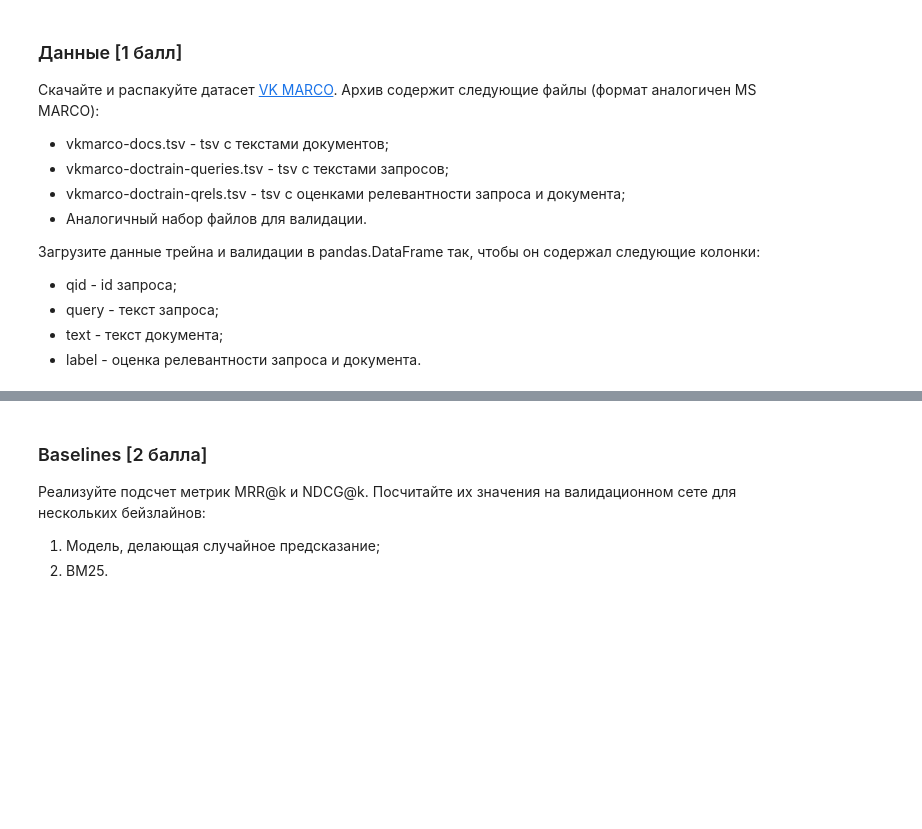
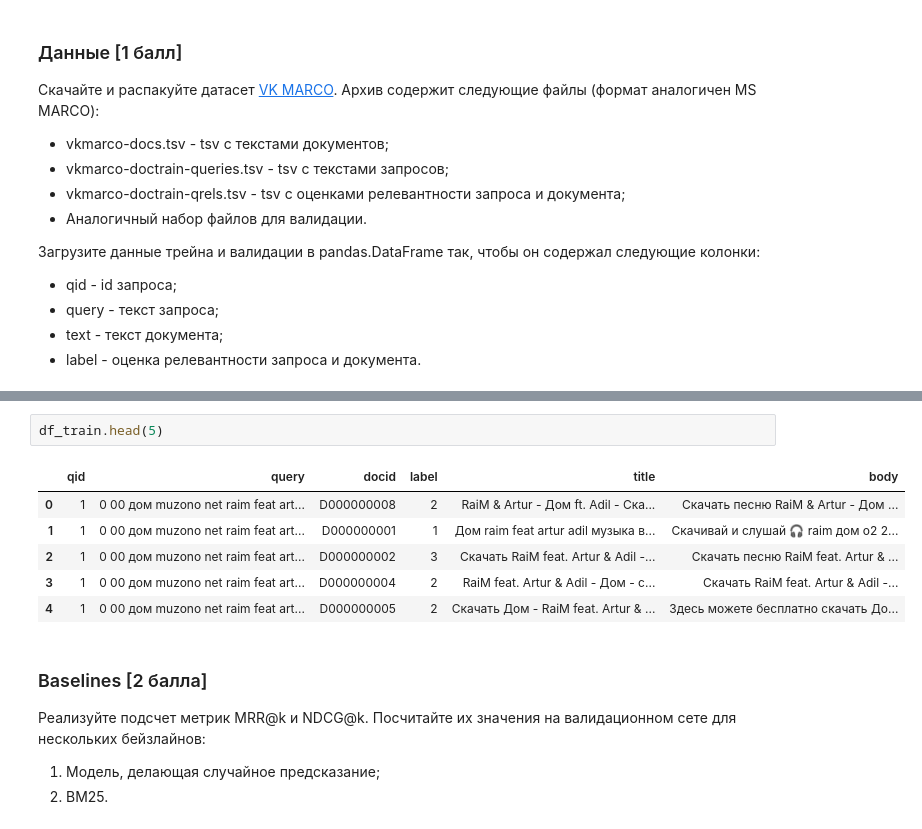
Before and after one commit to agcr/vk-msu-ir-course-spring-2024, a Jupyter notebook: homeworks/nn-reranking/homework_rerank.ipynb, the cells around one changed output, grey strips where cells are left out. Drawn from its saved outputs; the diff is of its cells as text; blank space fills up the shorter version.

```diff
--- a/homeworks/nn-reranking/homework_rerank.ipynb
+++ b/homeworks/nn-reranking/homework_rerank.ipynb
@@ -62,3 +76,12 @@ df_train.head(1)
+# %%
+df_train.head(5)
+# %% [output]
+|  | qid | query | docid | label | title | body |
+| 0 | 1 | 0 00 дом muzono net raim feat art... | D000000008 | 2 | RaiM & Artur - Дом ft. Adil - Ска... | Скачать песню RaiM & Artur - Дом ... |
+| 1 | 1 | 0 00 дом muzono net raim feat art... | D000000001 | 1 | Дом raim feat artur adil музыка в... | Скачивай и слушай 🎧 raim дом o2 2... |
+| 2 | 1 | 0 00 дом muzono net raim feat art... | D000000002 | 3 | Скачать RaiM feat. Artur & Adil -... | Скачать песню RaiM feat. Artur & ... |
+| 3 | 1 | 0 00 дом muzono net raim feat art... | D000000004 | 2 | RaiM feat. Artur & Adil - Дом - с... | Скачать RaiM feat. Artur & Adil -... |
+| 4 | 1 | 0 00 дом muzono net raim feat art... | D000000005 | 2 | Скачать Дом - RaiM feat. Artur & ... | Здесь можете бесплатно скачать До... |
 # %% [markdown]
 ### Baselines \[2 балла\]
 
```
Also changed, not shown: parts of 27 cells of this notebook.
